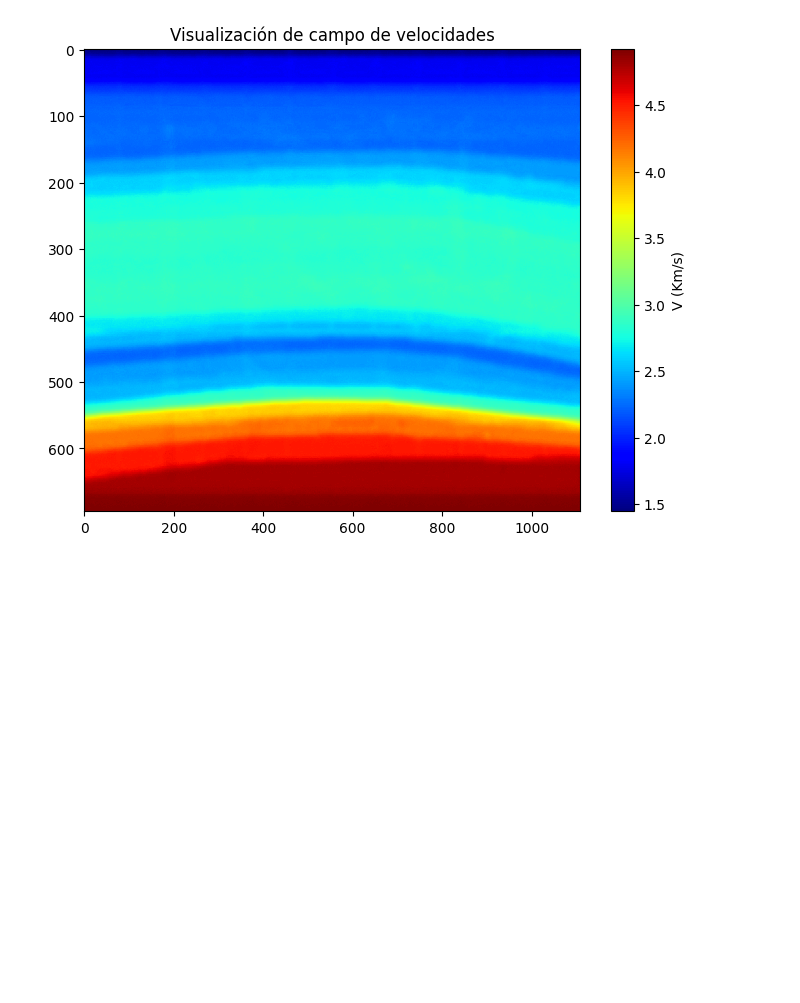
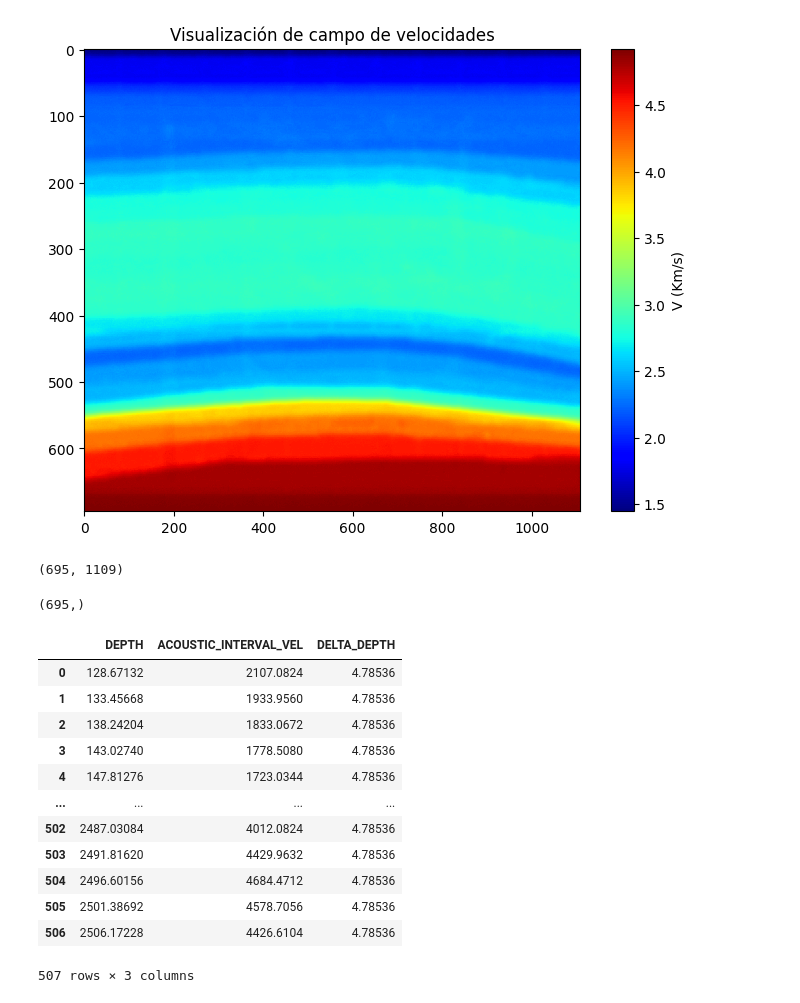
Before and after one commit to jjmoras1/test_devito, a Jupyter notebook: Barra_de_color/BarraDeColor.ipynb, the cells around one changed output. Cells and saved outputs as stored; diff of their text form; code cells hidden in the pictures; blank space fills up the shorter version.

```diff
--- a/Barra_de_color/BarraDeColor.ipynb
+++ b/Barra_de_color/BarraDeColor.ipynb
@@ -340,3 +378,11 @@ plt.title('Visualización de campo de velocidades')
 plt.show()
 # %% [output]
 [figure]
+# %%
+v_final.shape
+# %% [output]
+(695, 1109)
+# %%
+v_final[:,690].shape
+# %% [output]
+(695,)
@@ -342,0 +391,16 @@ plt.show()
+# %%
+Vel_Pozo
+# %% [output]
+|  | DEPTH | ACOUSTIC_INTERVAL_VEL | DELTA_DEPTH |
+| 0 | 128.67132 | 2107.0824 | 4.78536 |
+| 1 | 133.45668 | 1933.9560 | 4.78536 |
+| 2 | 138.24204 | 1833.0672 | 4.78536 |
+| 3 | 143.02740 | 1778.5080 | 4.78536 |
+| 4 | 147.81276 | 1723.0344 | 4.78536 |
+| ... | ... | ... | ... |
+| 502 | 2487.03084 | 4012.0824 | 4.78536 |
+| 503 | 2491.81620 | 4429.9632 | 4.78536 |
+| 504 | 2496.60156 | 4684.4712 | 4.78536 |
+| 505 | 2501.38692 | 4578.7056 | 4.78536 |
+| 506 | 2506.17228 | 4426.6104 | 4.78536 |
+507 rows × 3 columns
```
Also changed, not shown: parts of 11 cells of this notebook, 53 other files.
